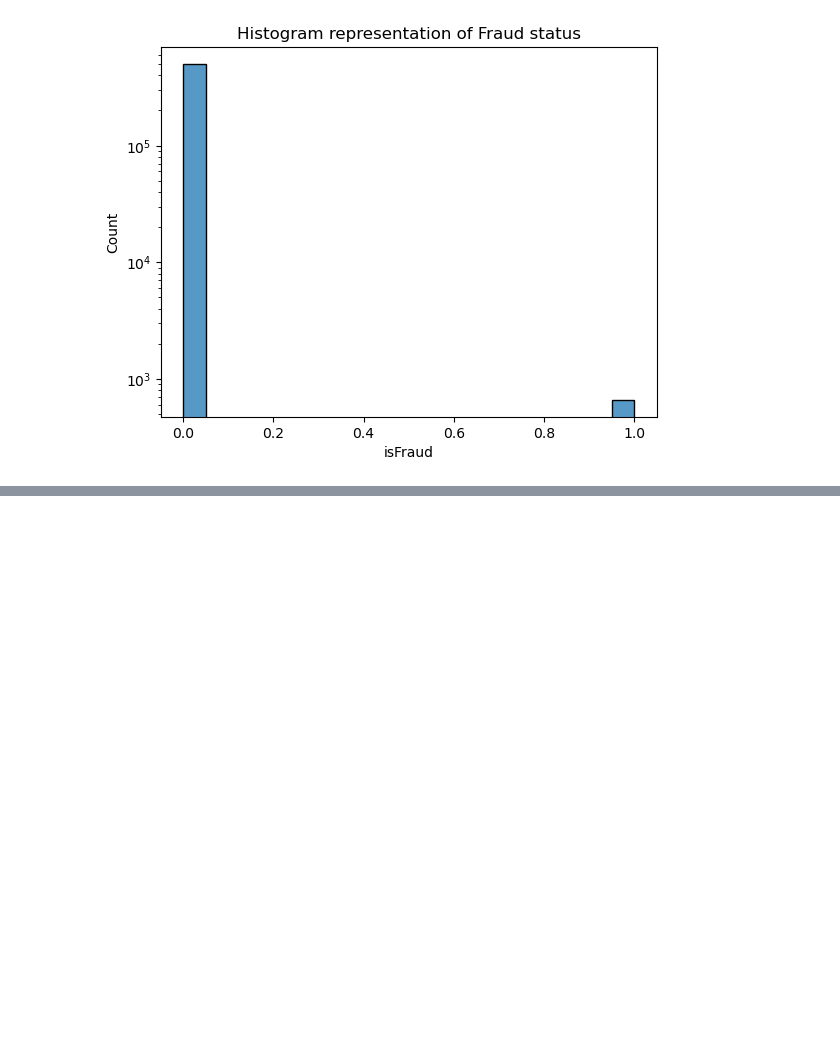
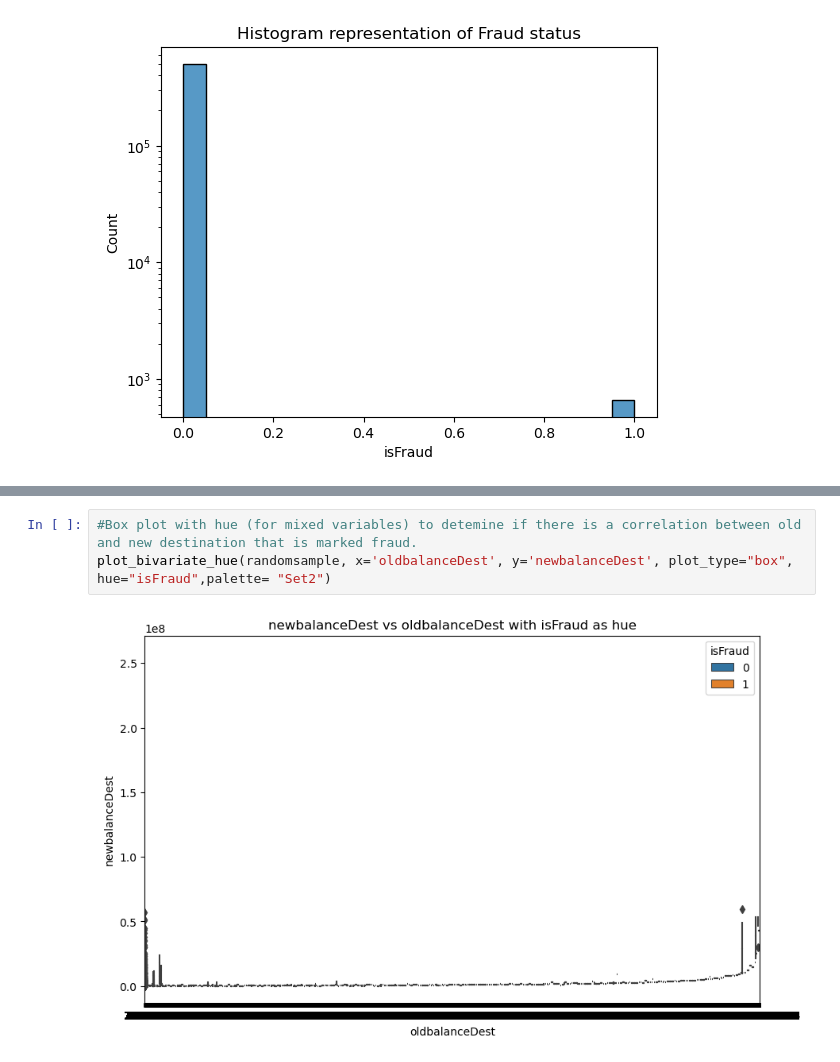
Before and after one commit to zenasawaged/TLAB2, a Jupyter notebook: InitialEDA.ipynb, the cells around one changed output, grey strips where cells are left out. Drawn from its saved outputs; the diff is of its cells as text; blank space fills up the shorter version.

```diff
--- a/InitialEDA.ipynb
+++ b/InitialEDA.ipynb
@@ -143,0 +143,5 @@ Error:
+# %%
+#Box plot with hue (for mixed variables) to detemine if there is a correlation between old and new destination that is marked fraud.
+plot_bivariate_hue(randomsample, x='oldbalanceDest', y='newbalanceDest', plot_type="box", hue="isFraud",palette= "Set2")
+# %% [output]
+[figure, added]
```
Also changed, not shown: parts of 13 cells of this notebook, 6 other files.
